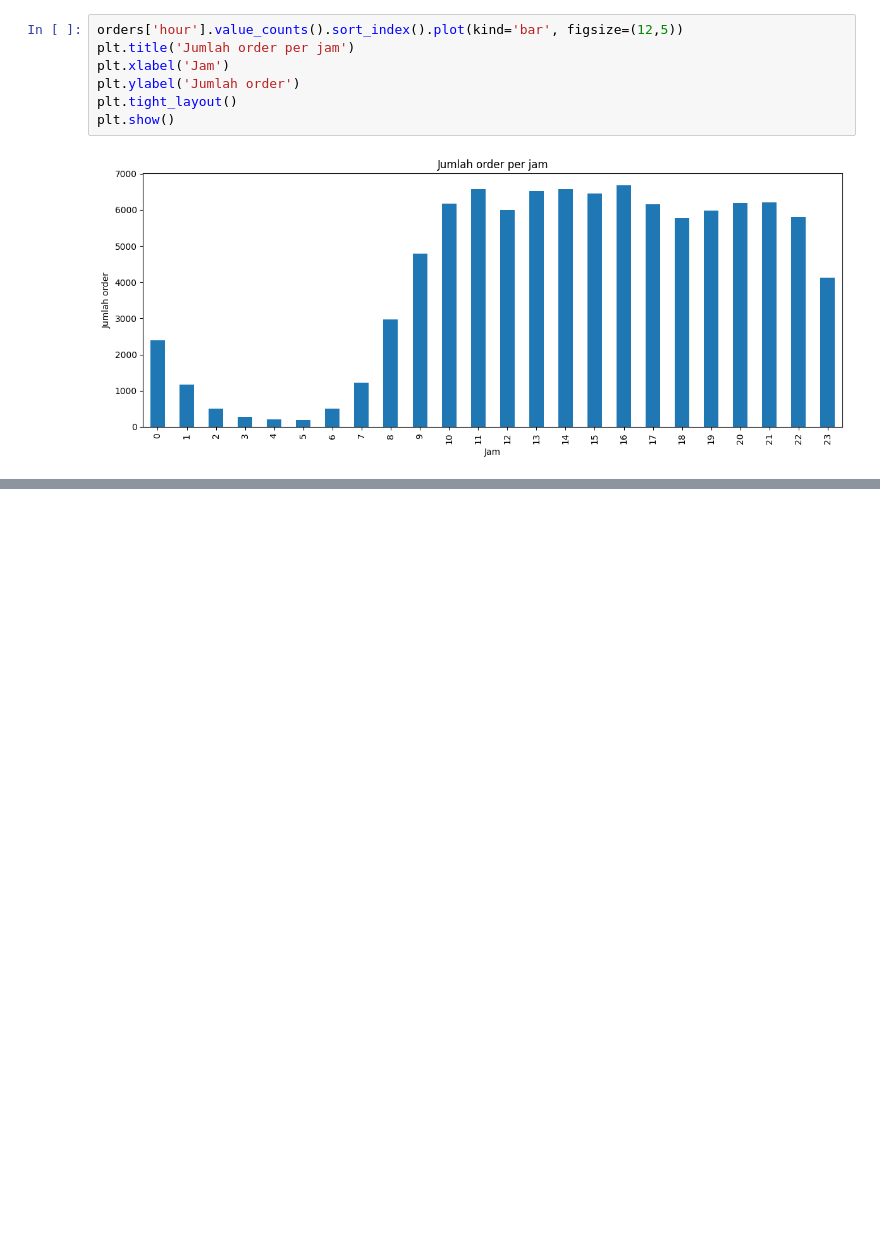
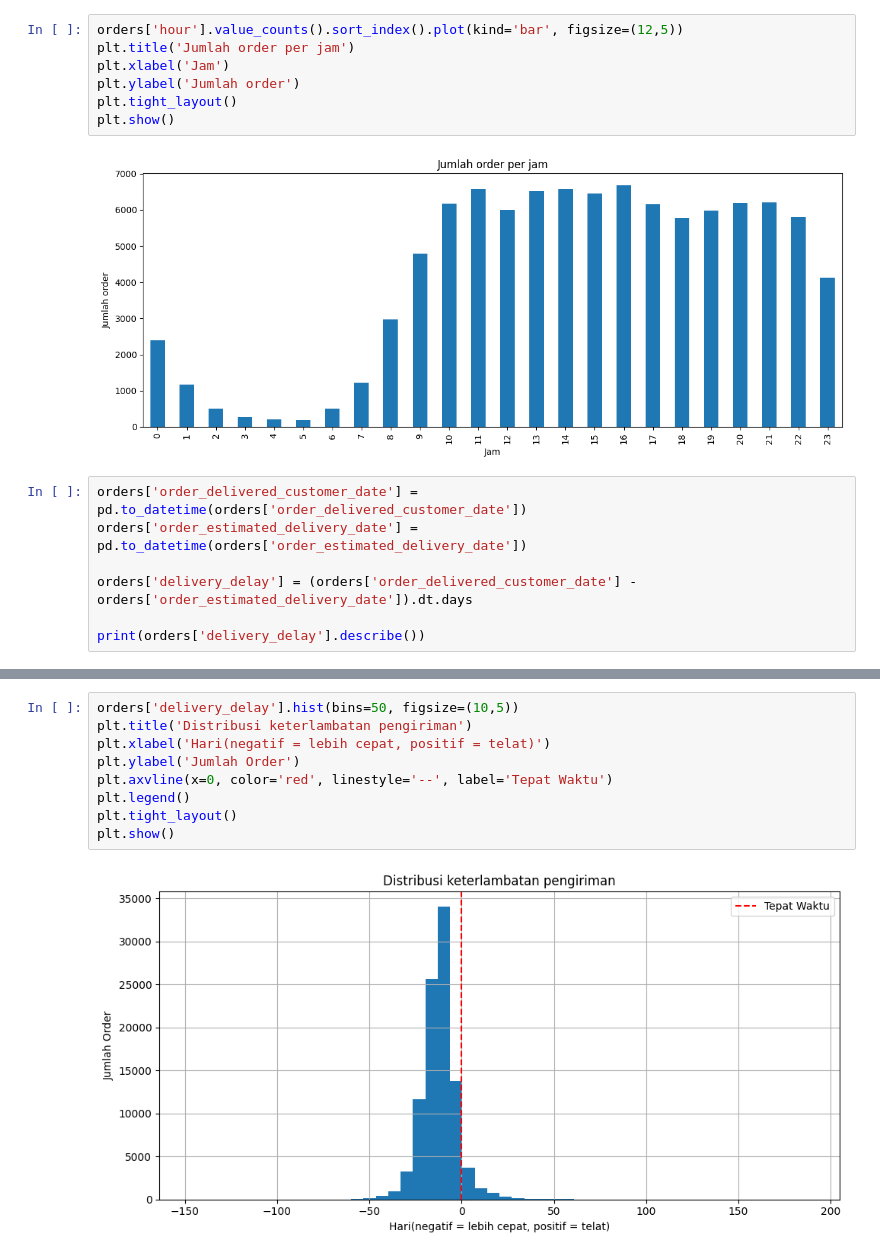
Before and after one commit to Magentropy/KagglingSelf, a Jupyter notebook: Olist_brazil/notebooks_brazil.ipynb, the cells around one changed output, grey strips where cells are left out. Drawn from its saved outputs; the diff is of its cells as text; blank space fills up the shorter version.

```diff
--- a/Olist_brazil/notebooks_brazil.ipynb
+++ b/Olist_brazil/notebooks_brazil.ipynb
@@ -113,3 +112,10 @@ plt.tight_layout()
 plt.show()
 # %% [output]
 [figure]
+# %%
+orders['order_delivered_customer_date'] = pd.to_datetime(orders['order_delivered_customer_date'])
+orders['order_estimated_delivery_date'] = pd.to_datetime(orders['order_estimated_delivery_date'])
+
+orders['delivery_delay'] = (orders['order_delivered_customer_date'] - orders['order_estimated_delivery_date']).dt.days
+
+print(orders['delivery_delay'].describe())
@@ -115,0 +132,11 @@ plt.show()
+# %%
+orders['delivery_delay'].hist(bins=50, figsize=(10,5))
+plt.title('Distribusi keterlambatan pengiriman')
+plt.xlabel('Hari(negatif = lebih cepat, positif = telat)')
+plt.ylabel('Jumlah Order')
+plt.axvline(x=0, color='red', linestyle='--', label='Tepat Waktu')
+plt.legend()
+plt.tight_layout()
+plt.show()
+# %% [output]
+[figure, added]
```
Also changed, not shown: parts of 6 cells of this notebook.
